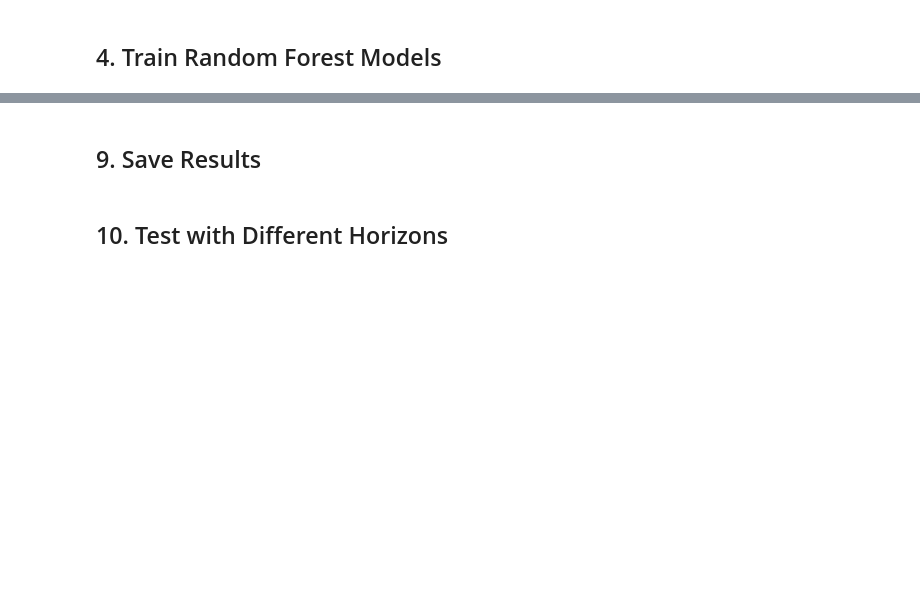
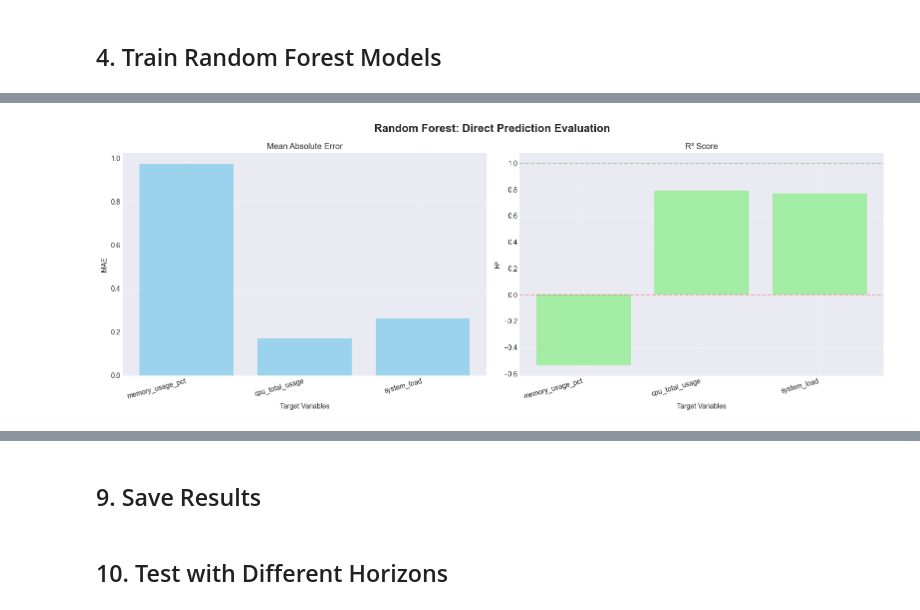
Before and after one commit to anpham-sdh241/Demand-Forecasting-and-Resource-Optimization-on-Cloud-Infrastructure, a Jupyter notebook: model_random_forest.ipynb, the cells around one changed output, grey strips where cells are left out. Cells and saved outputs as stored; diff of their text form; code cells hidden in the pictures; blank space fills up the shorter version.

Commit message:
update result model forecast

```diff
--- a/model_random_forest.ipynb
+++ b/model_random_forest.ipynb
@@ -350 +654,50 @@ print("="*80)
+# %%
+# Visualize Direct Prediction Results
+fig, axes = plt.subplots(1, 2, figsize=(16, 6))
+fig.suptitle('Random Forest: Direct Prediction Evaluation', fontsize=16, fontweight='bold')
+
+targets = []
+mae_vals = []
+r2_vals = []
+
+for target in target_vars:
+    if target in direct_pred_results and 'metrics' in direct_pred_results[target]:
+        targets.append(target)
+        mae_vals.append(direct_pred_results[target]['metrics']['mae'])
+        r2_vals.append(direct_pred_results[target]['metrics']['r2'])
+
+x = np.arange(len(targets))
+
+# MAE plot
+axes[0].bar(x, mae_vals, alpha=0.8, color='skyblue')
+axes[0].set_xlabel('Target Variables')
+axes[0].set_ylabel('MAE')
+axes[0].set_title('Mean Absolute Error')
+axes[0].set_xticks(x)
+axes[0].set_xticklabels(targets, rotation=15, ha='right')
+axes[0].grid(True, alpha=0.3)
+
+# R² plot
+axes[1].bar(x, r2_vals, alpha=0.8, color='lightgreen')
+axes[1].set_xlabel('Target Variables')
+axes[1].set_ylabel('R²')
+axes[1].set_title('R² Score')
+axes[1].set_xticks(x)
+axes[1].set_xticklabels(targets, rotation=15, ha='right')
+axes[1].grid(True, alpha=0.3)
+axes[1].axhline(y=0, color='r', linestyle='--', alpha=0.3)
+axes[1].axhline(y=1, color='g', linestyle='--', alpha=0.3)
+
+plt.tight_layout()
+plt.show()
+
+# # COMMENTED OUT - Comparison visualization
+# # Uncomment to show comparison with forecast results
+# if comparison_data:
+#     fig, axes = plt.subplots(1, 2, figsize=(16, 6))
+#     fig.suptitle('Random Forest: Direct Prediction vs Forecast Comparison', fontsize=16, fontweight='bold')
+#     ...
+#     plt.show()
+# %% [output]
+[figure, added]
 # %%
```
Also changed, not shown: parts of 23 cells of this notebook, 1 other file.
